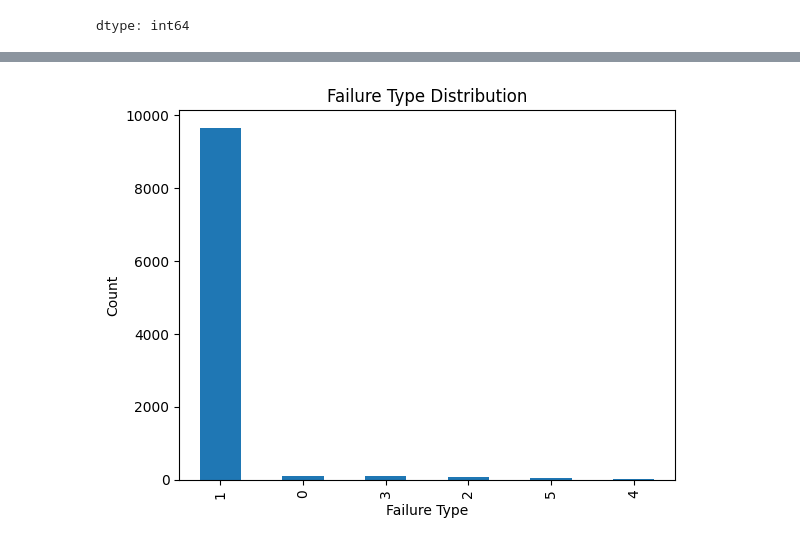
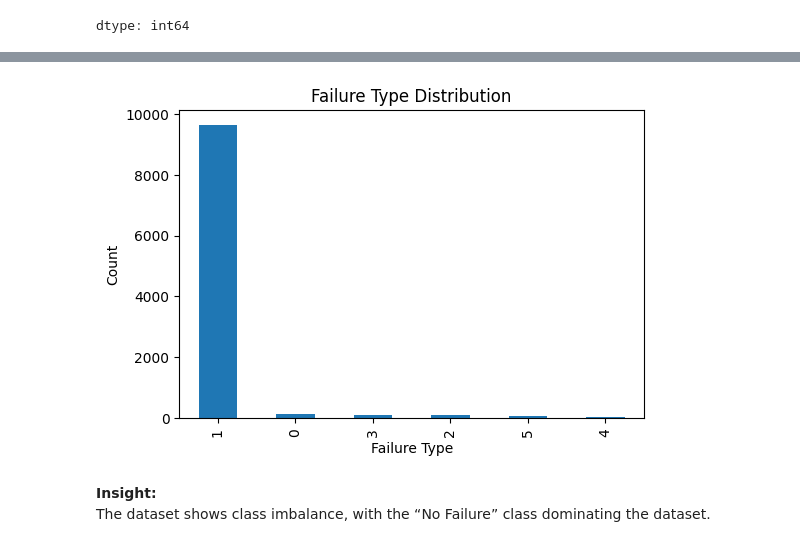
Before and after one commit to Ansubasnet-creator/2510322_ansu, a Jupyter notebook: 2510322_AnsuBasnet_Classification.ipynb, the cells around one changed output, grey strips where cells are left out. Saved outputs shown, nothing was run; the diff lists cells and outputs as text; code cells hidden in the pictures.

```diff
--- a/2510322_AnsuBasnet_Classification.ipynb
+++ b/2510322_AnsuBasnet_Classification.ipynb
@@ -67,7 +71,3 @@ df.isnull().sum()
 | Target | 0 |
 | Failure Type | 0 |
 dtype: int64
-# %%
-# Drop ID-like columns if present
-if 'UDI' in df.columns:
-    df.drop(columns=['UDI'], inplace=True)
@@ -106,9 +88,12 @@ Name: count, dtype: int64
 # %%
-plt.figure()
+plt.figure(figsize=(6,4))
 df['failure_type'].value_counts().plot(kind='bar')
 plt.title("Failure Type Distribution")
 plt.xlabel("Failure Type")
 plt.ylabel("Count")
 plt.show()
 # %% [output]
-[figure, old version]
+[figure, new version]
+# %% [markdown]
+**Insight:**
+The dataset shows class imbalance, with the “No Failure” class dominating the dataset.
```
Also changed, not shown: parts of 37 cells of this notebook.
